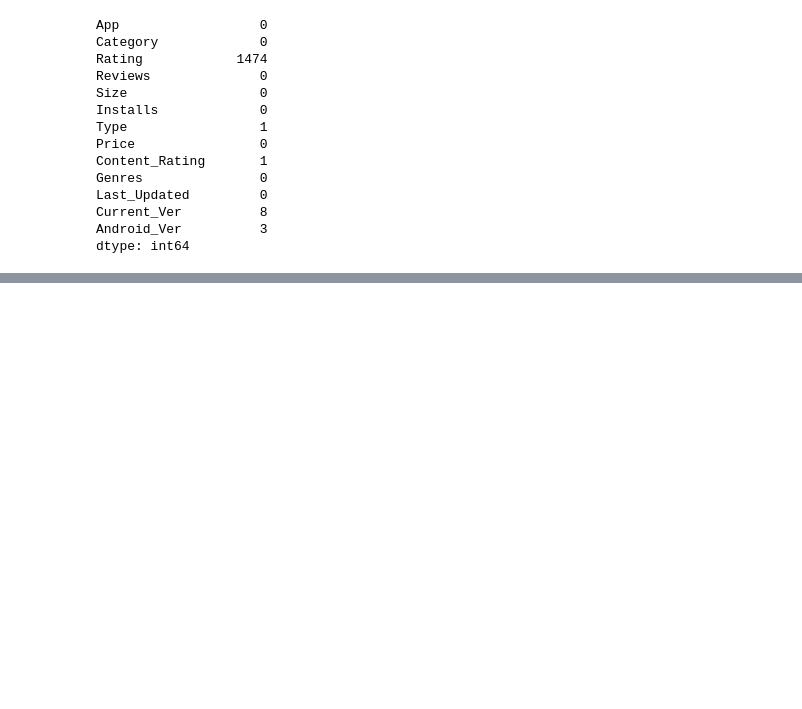
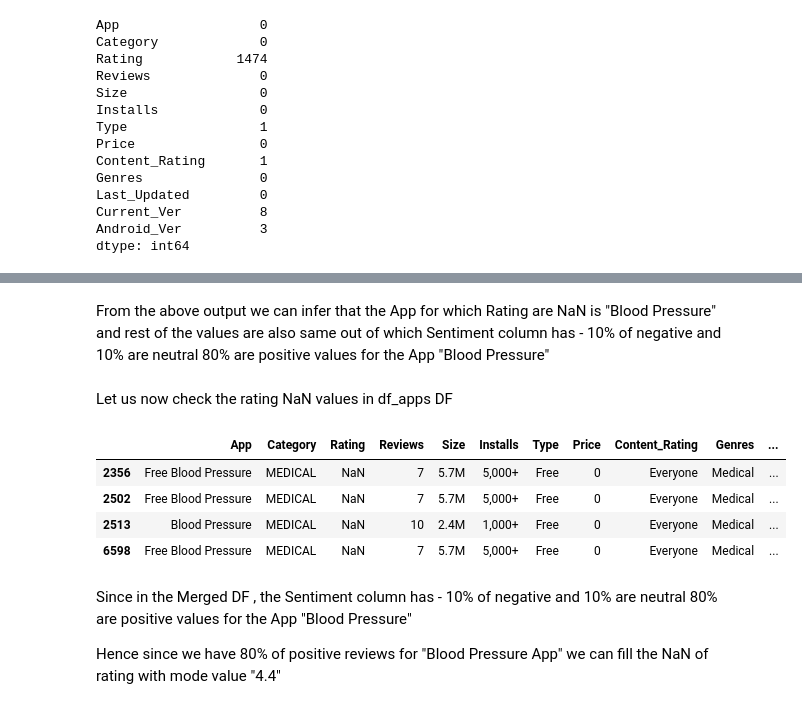
Before and after one commit to techfreakydeepak/EDA_PLAYSTORE_APP_REVIEW_ANALYSIS, a Jupyter notebook: EDA_PLAYSTORE_APP_REVIEW_ANALYSIS.ipynb, the cells around one changed output, grey strips where cells are left out. Cells and saved outputs as stored; diff of their text form; code cells hidden in the pictures; blank space fills up the shorter version.

```diff
--- a/EDA_PLAYSTORE_APP_REVIEW_ANALYSIS.ipynb
+++ b/EDA_PLAYSTORE_APP_REVIEW_ANALYSIS.ipynb
@@ -318,0 +439,12 @@ dtype: int64
+# %% [markdown]
+From the above output we can infer that the App for which Rating are NaN is "Blood Pressure" and rest of the values are also same out of which Sentiment column has - 10% of negative and 10% are neutral 80% are positive values for the App "Blood Pressure"
+# %% [markdown]
+Let us now check the rating NaN values in df_apps DF
+# %%
+df_apps[df_apps["Rating"].isnull() & df_apps["Category"].str.contains("MEDICAL") & df_apps["App"].str.contains("Blood Pressure")]
+# %% [output]
+|  | App | Category | Rating | Reviews | Size | Installs | Type | Price | Content_Rating | Genres | ... |
+| 2356 | Free Blood Pressure | MEDICAL | NaN | 7 | 5.7M | 5,000+ | Free | 0 | Everyone | Medical | ... |
+| 2502 | Free Blood Pressure | MEDICAL | NaN | 7 | 5.7M | 5,000+ | Free | 0 | Everyone | Medical | ... |
+| 2513 | Blood Pressure | MEDICAL | NaN | 10 | 2.4M | 1,000+ | Free | 0 | Everyone | Medical | ... |
+| 6598 | Free Blood Pressure | MEDICAL | NaN | 7 | 5.7M | 5,000+ | Free | 0 | Everyone | Medical | ... |
@@ -318,0 +454,5 @@ dtype: int64
+# %% [markdown]
+Since in the Merged DF , the Sentiment column has - 10% of negative and 10% are neutral 80% are positive values for the App "Blood Pressure"
+
+
+Hence since we have 80% of positive reviews for "Blood Pressure App" we can fill the NaN of rating with mode value "4.4"
```
Also changed, not shown: parts of 30 cells of this notebook.
